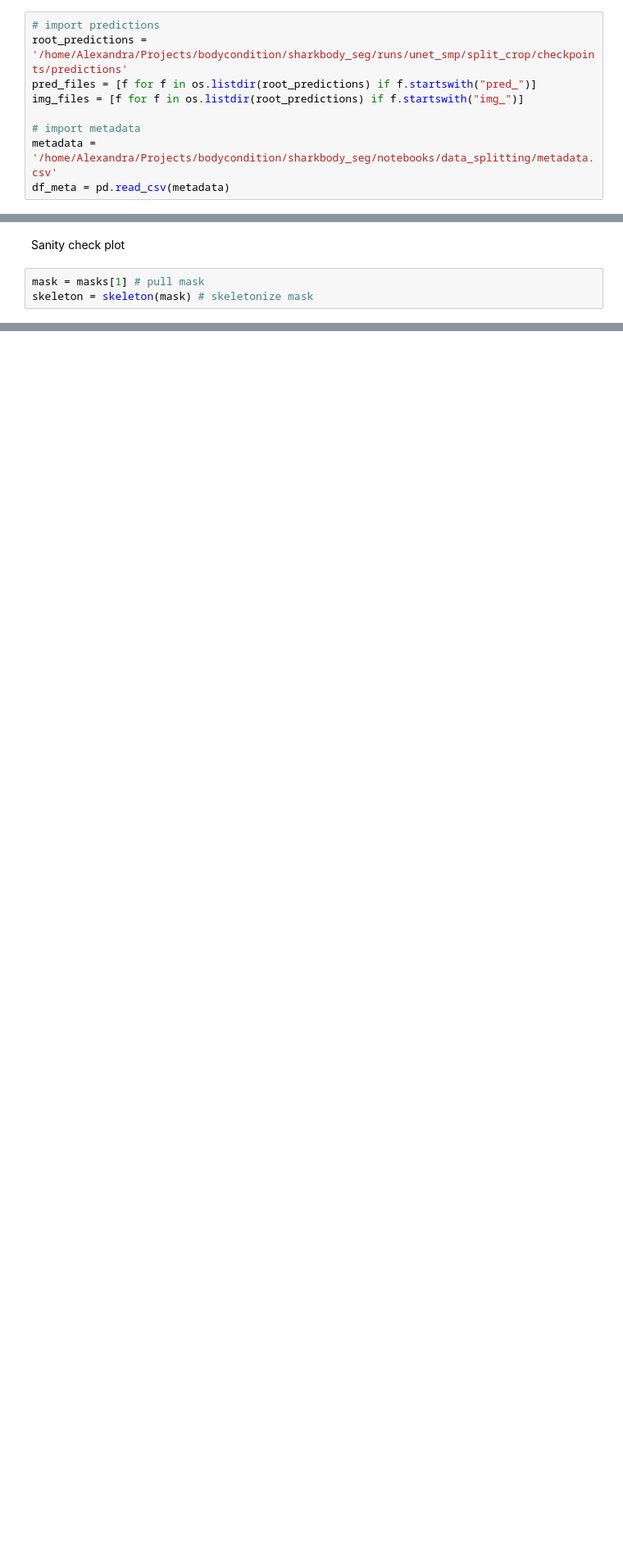
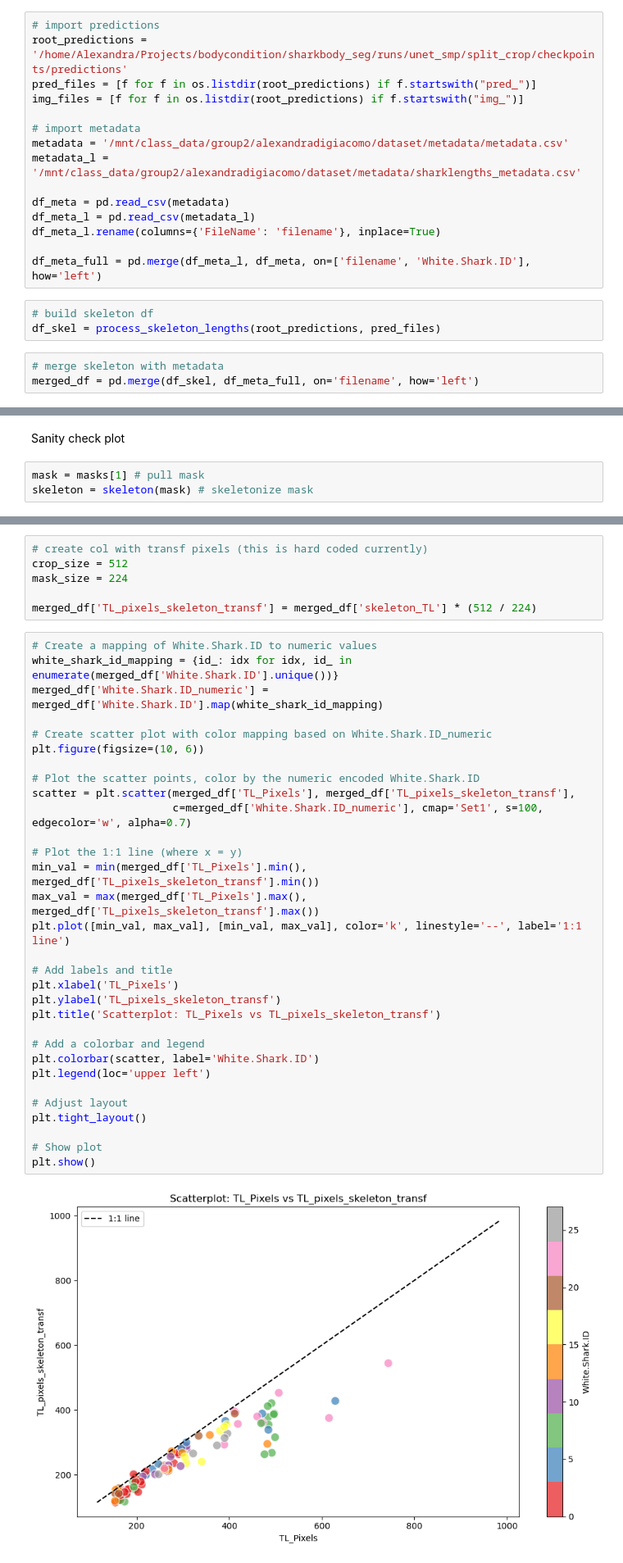
Before and after one commit to alexandradigiacomo/sharkbody_seg, a Jupyter notebook: notebooks/test_offline_eval.ipynb, the cells around one changed output, grey strips where cells are left out. Shown at 82% size. Cells and saved outputs as stored; diff of their text form; blank space fills up the shorter version.

```diff
--- a/notebooks/test_offline_eval.ipynb
+++ b/notebooks/test_offline_eval.ipynb
@@ -24,8 +41,20 @@ pred_files = [f for f in os.listdir(root_predictions) if f.startswith("pred_")]
 img_files = [f for f in os.listdir(root_predictions) if f.startswith("img_")]
 
 # import metadata
-metadata = '/home/Alexandra/Projects/bodycondition/sharkbody_seg/notebooks/data_splitting/metadata.csv'
+metadata = '/mnt/class_data/group2/alexandradigiacomo/dataset/metadata/metadata.csv'
+metadata_l = '/mnt/class_data/group2/alexandradigiacomo/dataset/metadata/sharklengths_metadata.csv'
+
 df_meta = pd.read_csv(metadata)
+df_meta_l = pd.read_csv(metadata_l)
+df_meta_l.rename(columns={'FileName': 'filename'}, inplace=True)
+
+df_meta_full = pd.merge(df_meta_l, df_meta, on=['filename', 'White.Shark.ID'], how='left')
+# %%
+# build skeleton df
+df_skel = process_skeleton_lengths(root_predictions, pred_files)
+# %%
+# merge skeleton with metadata
+merged_df = pd.merge(df_skel, df_meta_full, on='filename', how='left')
 # %%
 # build masks list
 masks = []
@@ -84,0 +96,39 @@ df_meta
+# %%
+# create col with transf pixels (this is hard coded currently)
+crop_size = 512
+mask_size = 224
+
+merged_df['TL_pixels_skeleton_transf'] = merged_df['skeleton_TL'] * (512 / 224)
+# %%
+# Create a mapping of White.Shark.ID to numeric values
+white_shark_id_mapping = {id_: idx for idx, id_ in enumerate(merged_df['White.Shark.ID'].unique())}
+merged_df['White.Shark.ID_numeric'] = merged_df['White.Shark.ID'].map(white_shark_id_mapping)
+
+# Create scatter plot with color mapping based on White.Shark.ID_numeric
+plt.figure(figsize=(10, 6))
+
+# Plot the scatter points, color by the numeric encoded White.Shark.ID
+scatter = plt.scatter(merged_df['TL_Pixels'], merged_df['TL_pixels_skeleton_transf'],
+                      c=merged_df['White.Shark.ID_numeric'], cmap='Set1', s=100, edgecolor='w', alpha=0.7)
+
+# Plot the 1:1 line (where x = y)
+min_val = min(merged_df['TL_Pixels'].min(), merged_df['TL_pixels_skeleton_transf'].min())
+max_val = max(merged_df['TL_Pixels'].max(), merged_df['TL_pixels_skeleton_transf'].max())
+plt.plot([min_val, max_val], [min_val, max_val], color='k', linestyle='--', label='1:1 line')
+
+# Add labels and title
+plt.xlabel('TL_Pixels')
+plt.ylabel('TL_pixels_skeleton_transf')
+plt.title('Scatterplot: TL_Pixels vs TL_pixels_skeleton_transf')
+
+# Add a colorbar and legend
+plt.colorbar(scatter, label='White.Shark.ID')
+plt.legend(loc='upper left')
+
+# Adjust layout
+plt.tight_layout()
+
+# Show plot
+plt.show()
+# %% [output]
+[figure, added]
```
Also changed, not shown: parts of 9 cells of this notebook.
